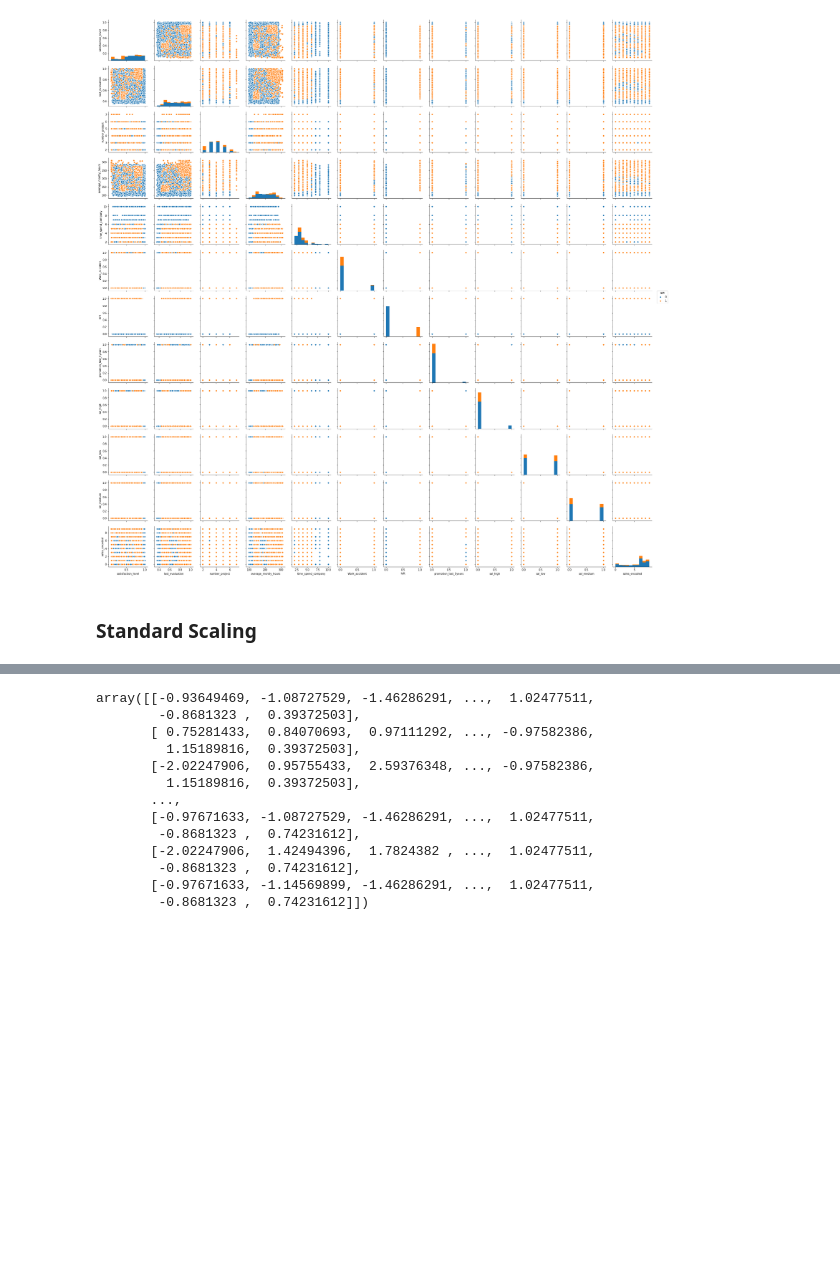
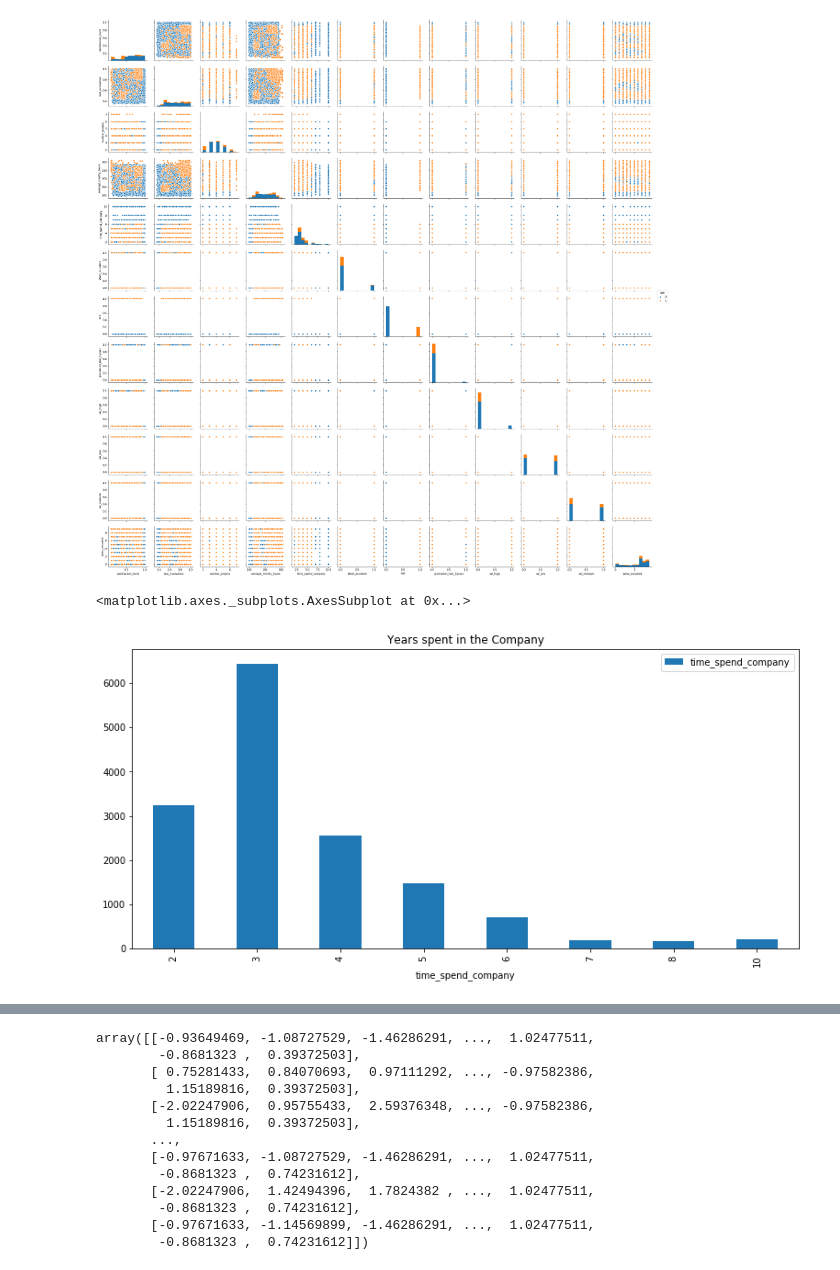
Before and after one commit to swainshashwat/Human-Resources-Analytics-Prediction, a Jupyter notebook: hr_analytics_kaggle.ipynb, the cells around one changed output, grey strips where cells are left out. Saved outputs shown, nothing was run; the diff lists cells and outputs as text; code cells hidden in the pictures; blank space fills up the shorter version.

```diff
--- a/hr_analytics_kaggle.ipynb
+++ b/hr_analytics_kaggle.ipynb
@@ -154,5 +287,9 @@ sns.pairplot(df_new, hue='left')
 # %% [output]
 <seaborn.axisgrid.PairGrid at 0x...>
 [figure]
-# %% [markdown]
-### Standard Scaling
+# %%
+# Distribution of time spent in the company
+pd.DataFrame(df_new.time_spend_company.groupby(by=df_new.time_spend_company).count()).plot(kind='bar', figsize=(13,6), title='Years spent in the Company')
+# %% [output]
+<matplotlib.axes._subplots.AxesSubplot at 0x...>
+[figure, added]
```
Also changed, not shown: parts of 75 cells of this notebook, 8 other files.
